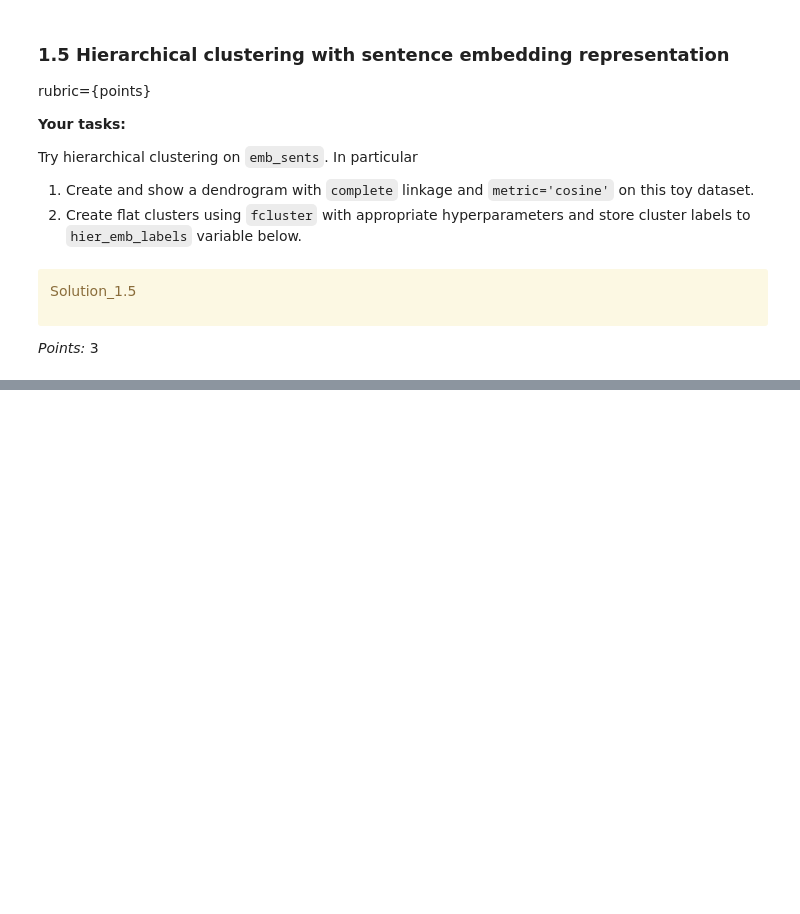
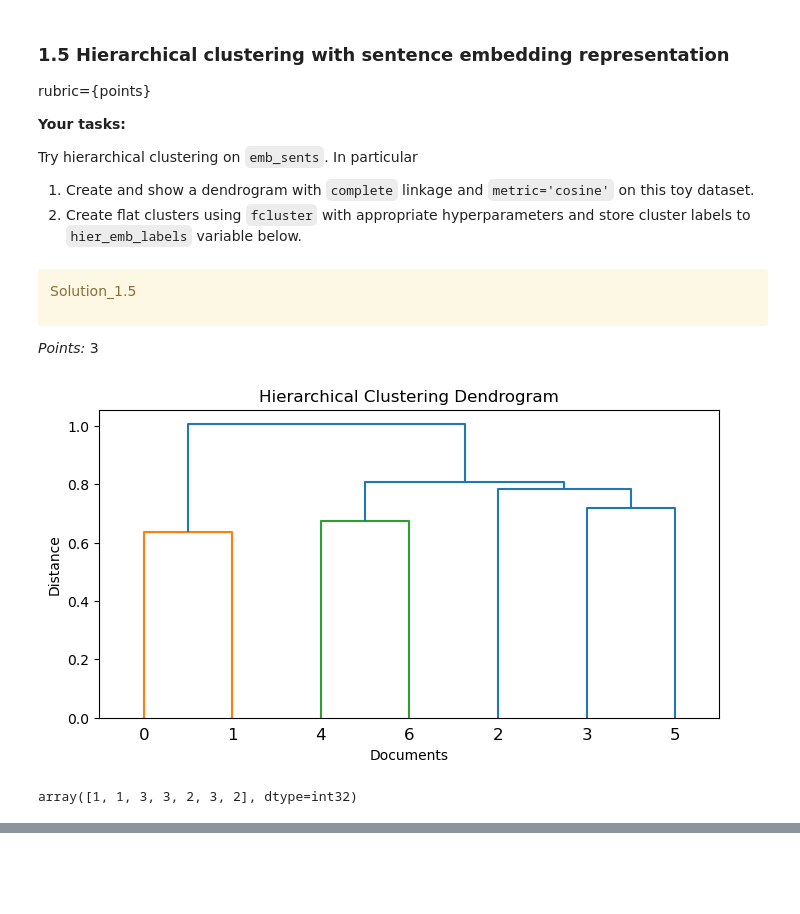
Before and after one commit to junseoparkX/cpsc330hw6, a Jupyter notebook: hw6.ipynb, the cells around one changed output, grey strips where cells are left out. Drawn from its saved outputs; the diff is of its cells as text; code cells hidden in the pictures; blank space fills up the shorter version.

```diff
--- a/hw6.ipynb
+++ b/hw6.ipynb
@@ -259,0 +270,4 @@ kmeans_emb_labels = ...
+# %%
+emb_sents = embedder.encode(wiki_df["text"])
+kmeans_emb = KMeans(n_clusters=3, random_state=42)
+kmeans_emb
@@ -326,3 +408,20 @@ hier_emb_labels = ...
+# %%
+from scipy.cluster.hierarchy import dendrogram, linkage, fcluster
+Z = linkage(emb_sents, method="complete", metric="cosine")
+
+plt.figure(figsize=(8, 4))
+dendrogram(Z)
+plt.title("Hierarchical Clustering Dendrogram")
+plt.xlabel("Documents")
+plt.ylabel("Distance")
+plt.show()
+# %% [output]
+[figure, added]
+# %%
+hier_emb_labels = fcluster(Z, t=0.8, criterion="distance")
+hier_emb_labels
+# %% [output]
+array([1, 1, 3, 3, 2, 3, 2], dtype=int32)
 # %%
 # hier_emb_labels = fcluster(Z, 3, criterion="maxclust") # alternative solution
 # %%
```
Also changed, not shown: parts of 64 cells of this notebook.
